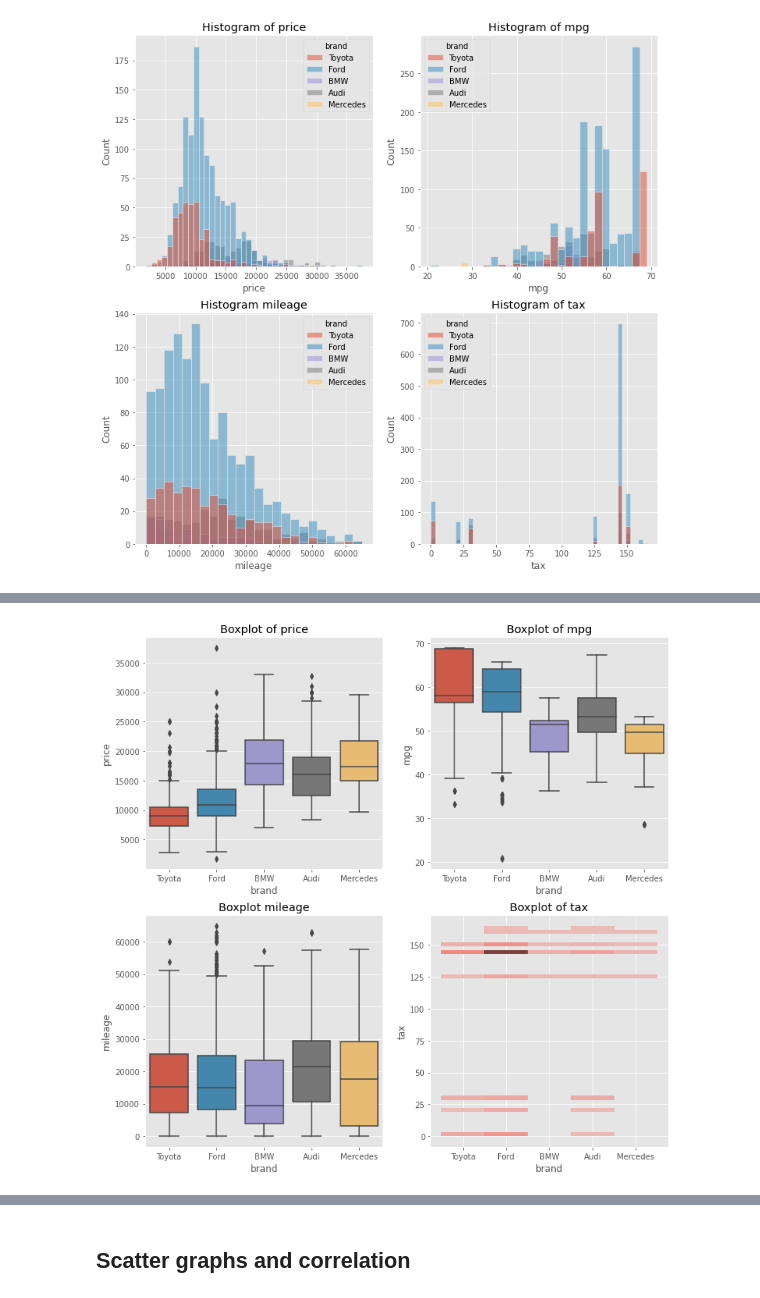
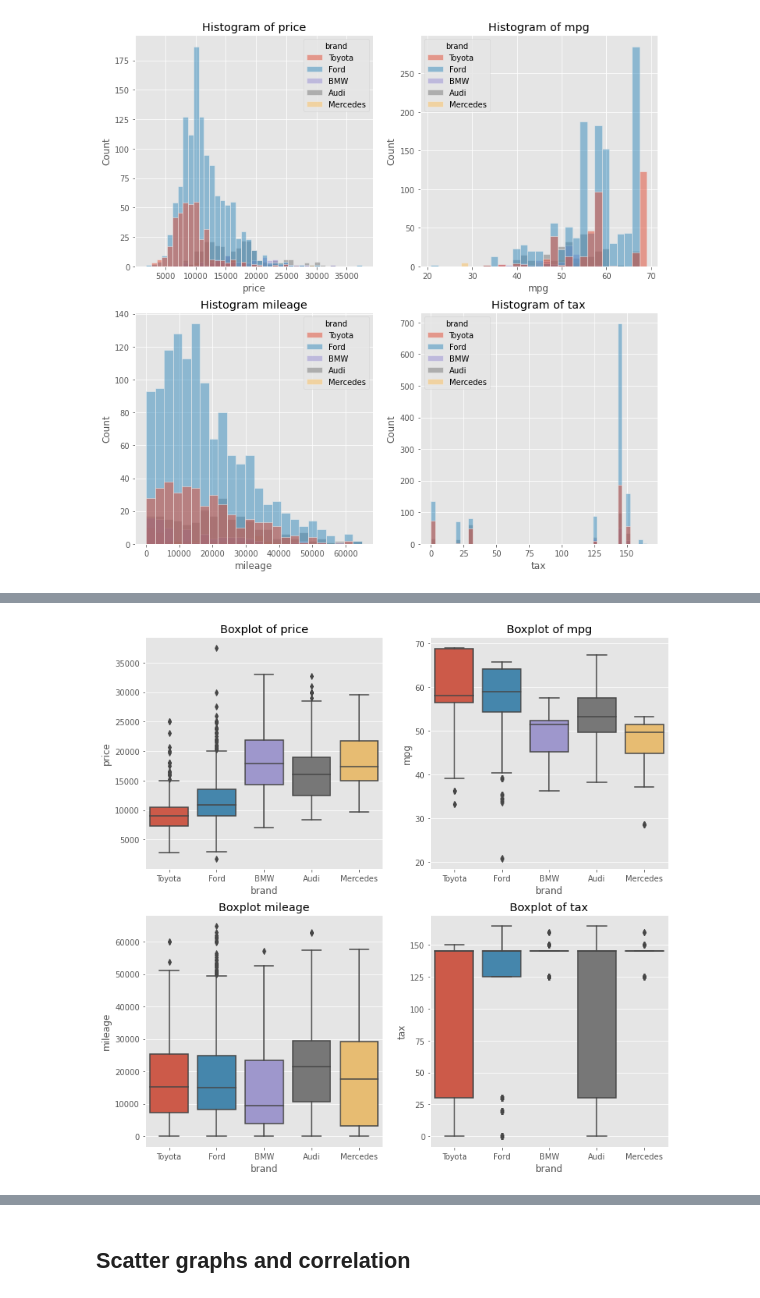
Before and after one commit to ali-348/Used-Car-Price-Prediction, a Jupyter notebook: Used cars price prediction .ipynb, the cells around one changed output, grey strips where cells are left out. Cells and saved outputs as stored; diff of their text form; code cells hidden in the pictures.

```diff
--- a/Used cars price prediction .ipynb
+++ b/Used cars price prediction .ipynb
@@ -204,17 +204,17 @@ axes[1, 1].set(title='Histogram of tax');
 # %%
 # grouped  box plots of numeric features
 fig, axes = plt.subplots(nrows=2, ncols=2, figsize=(12,12))
 
 # Plot the histograms on each subplot
-sns.boxplot(ax=axes[0, 0],  x = 'brand', y ='price', data = df )
-sns.boxplot(ax=axes[0, 1],  x = 'brand', y ='mpg', data = df )
-sns.boxplot(ax=axes[1, 0], x = 'brand', y ='mileage', data = df )
-sns.histplot(ax=axes[1, 1], x = 'brand', y ='tax', data = df)
+sns.boxplot(ax=axes[0, 0],  x = 'brand', y ='price', data = df)
+sns.boxplot(ax=axes[0, 1],  x = 'brand', y ='mpg', data = df)
+sns.boxplot(ax=axes[1, 0],  x = 'brand', y ='mileage', data = df)
+sns.boxplot(ax=axes[1, 1],  x = 'brand', y ='tax', data = df)
 
 # Add titles and axis labels to each subplot
 axes[0, 0].set(title='Boxplot of price')
 axes[0, 1].set(title='Boxplot of mpg')
 axes[1, 0].set(title='Boxplot mileage')
 axes[1, 1].set(title='Boxplot of tax');
 # %% [output]
-[figure, old version]
+[figure, new version]
```
Also changed, not shown: parts of 53 cells of this notebook.
